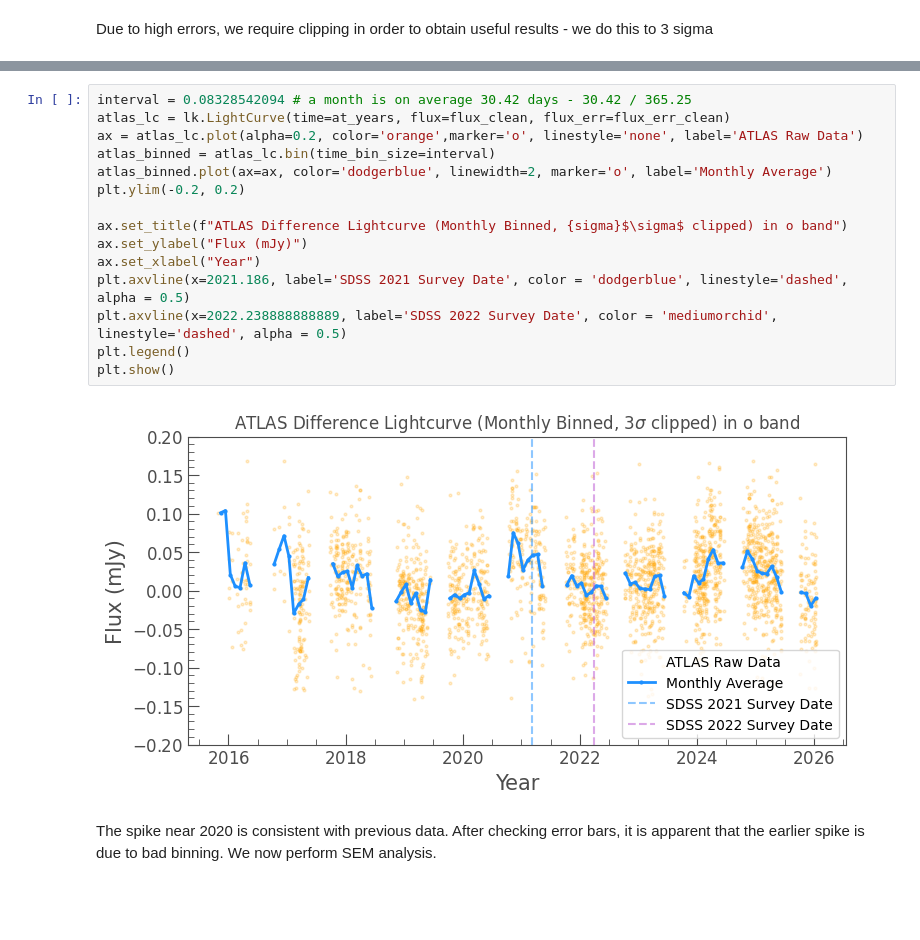
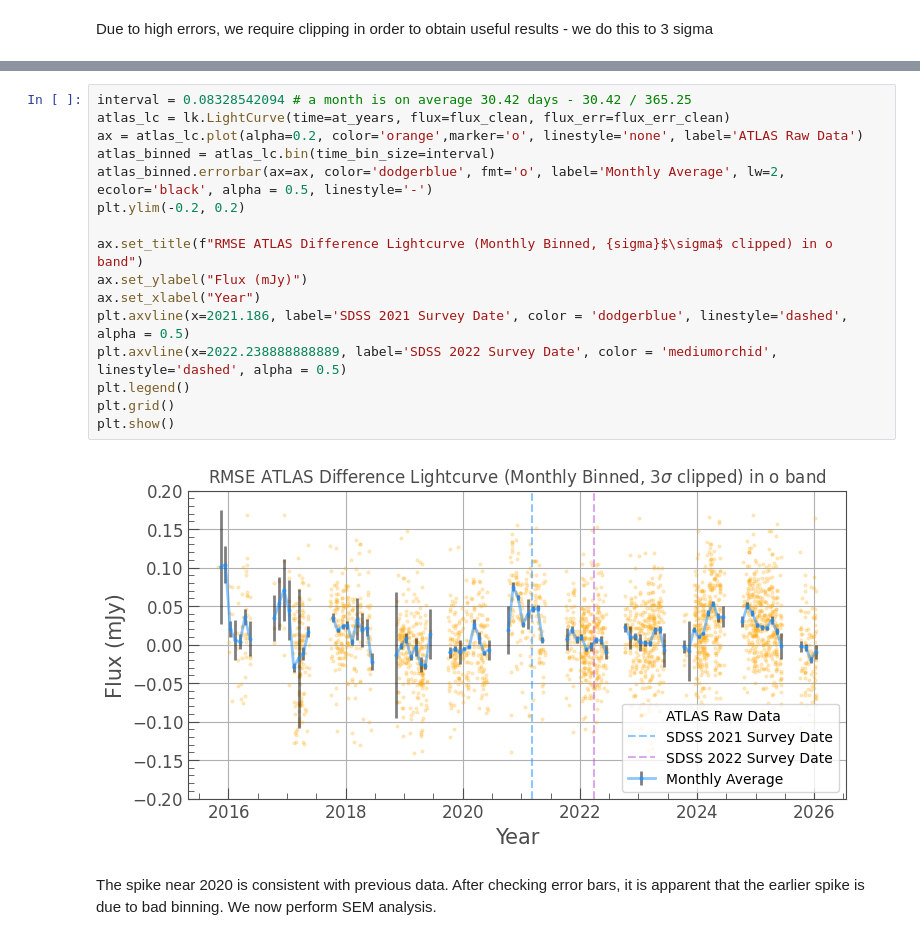
Before and after one commit to things-0/denison_2026, a Jupyter notebook: shaun/Code/Shaun Stuff/main.ipynb, the cells around one changed output, grey strips where cells are left out. Drawn from its saved outputs; the diff is of its cells as text; blank space fills up the shorter version.

```diff
--- a/shaun/Code/Shaun Stuff/main.ipynb
+++ b/shaun/Code/Shaun Stuff/main.ipynb
@@ -321,20 +340,21 @@ plt.show()
 # %%
 interval = 0.08328542094 # a month is on average 30.42 days - 30.42 / 365.25
 atlas_lc = lk.LightCurve(time=at_years, flux=flux_clean, flux_err=flux_err_clean)
 ax = atlas_lc.plot(alpha=0.2, color='orange',marker='o', linestyle='none', label='ATLAS Raw Data')
 atlas_binned = atlas_lc.bin(time_bin_size=interval)
-atlas_binned.plot(ax=ax, color='dodgerblue', linewidth=2, marker='o', label='Monthly Average')
+atlas_binned.errorbar(ax=ax, color='dodgerblue', fmt='o', label='Monthly Average', lw=2, ecolor='black', alpha = 0.5, linestyle='-')
 plt.ylim(-0.2, 0.2)
 
-ax.set_title(f"ATLAS Difference Lightcurve (Monthly Binned, {sigma}$\sigma$ clipped) in o band")
+ax.set_title(f"RMSE ATLAS Difference Lightcurve (Monthly Binned, {sigma}$\sigma$ clipped) in o band")
 ax.set_ylabel("Flux (mJy)")
 ax.set_xlabel("Year")
 plt.axvline(x=2021.186, label='SDSS 2021 Survey Date', color = 'dodgerblue', linestyle='dashed', alpha = 0.5)
 plt.axvline(x=2022.238888888889, label='SDSS 2022 Survey Date', color = 'mediumorchid', linestyle='dashed', alpha = 0.5)
 plt.legend()
+plt.grid()
 plt.show()
 # %% [output]
-[figure, old version]
+[figure, new version]
 # %% [markdown]
 The spike near 2020 is consistent with previous data. After checking error bars, it is apparent that the earlier spike is due to bad binning. We now perform SEM analysis.
 # %%
```
Also changed, not shown: parts of 25 cells of this notebook.
